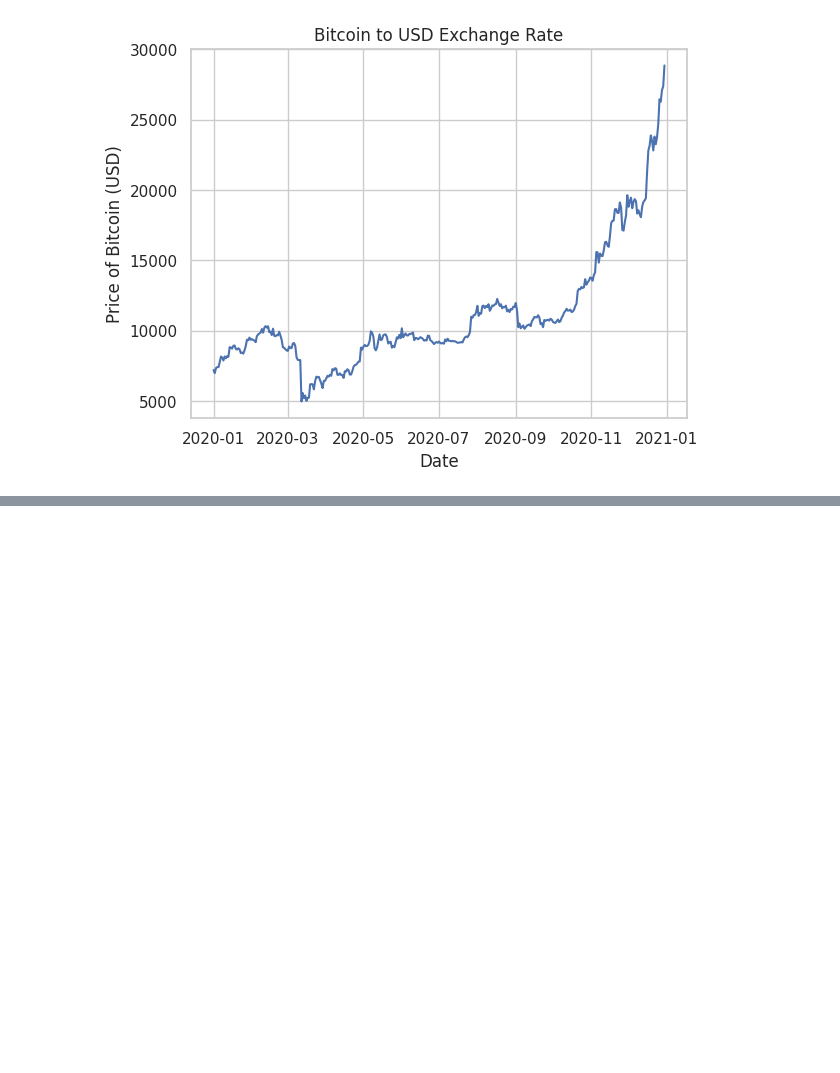
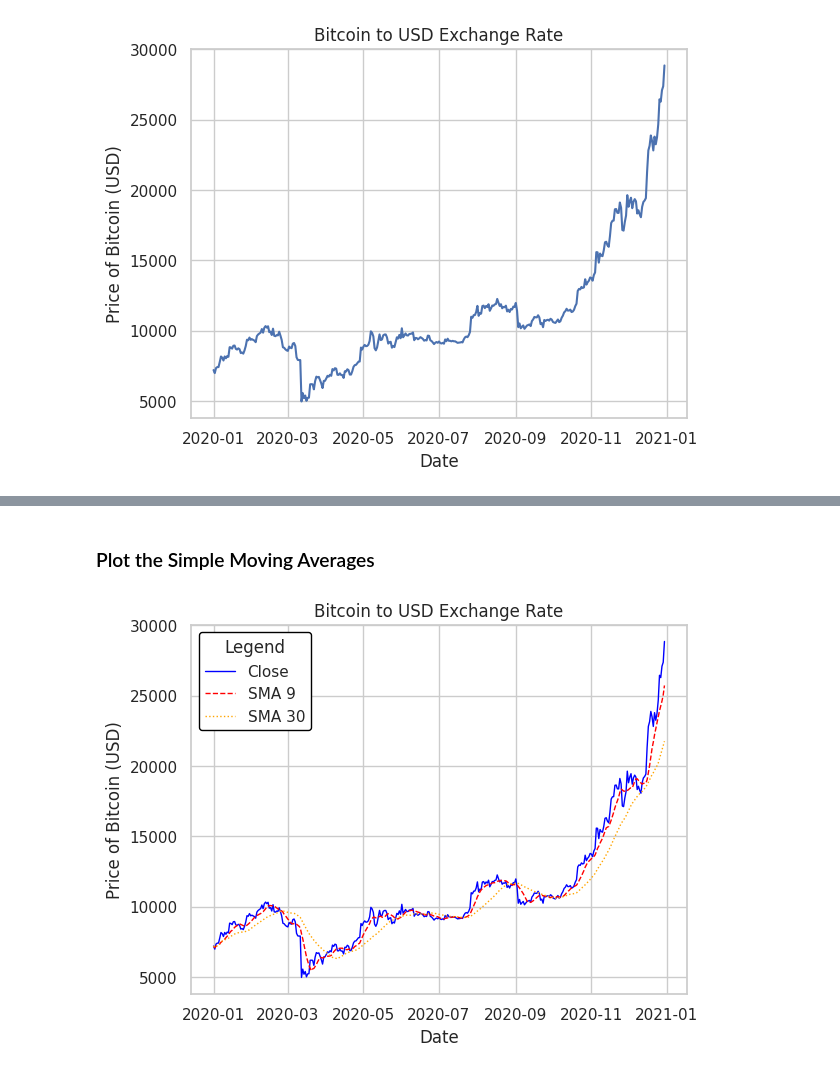
Before and after one commit to lahiruC22/crypto-trading-algorithm, a Jupyter notebook: crypto_trading_algorithm.ipynb, the cells around one changed output, grey strips where cells are left out. Drawn from its saved outputs; the diff is of its cells as text; code cells hidden in the pictures; blank space fills up the shorter version.

Commit message:
Plot the simple moving averages

```diff
--- a/crypto_trading_algorithm.ipynb
+++ b/crypto_trading_algorithm.ipynb
@@ -89,0 +94,8 @@ From the above price chart we see that there's a steep upward trend in Bitcoin p
+# %%
+# Compute 9-Day Simple moving average
+BTC_USD['SMA_9'] = BTC_USD['Close'].rolling(window=9, min_periods=1).mean()
+
+# Compute 30-Day Simple moving average
+BTC_USD['SMA_30'] = BTC_USD['Close'].rolling(window=30, min_periods=1).mean()
+
+BTC_USD.head()
@@ -89,0 +122,42 @@ From the above price chart we see that there's a steep upward trend in Bitcoin p
+# %% [markdown]
+### Plot the Simple Moving Averages
+# %%
+# Set the theme
+sns.set_theme(style='whitegrid')
+
+# Plot the data with labels and customized line styles
+sns.lineplot(data=BTC_USD,
+             x='Date',
+             y=BTC_USD['Close'].values.flatten(),
+             label='Close',
+             color='blue',
+             linewidth=1)
+
+sns.lineplot(data=BTC_USD,
+             x='Date',
+             y=BTC_USD['SMA_9'].values.flatten(),
+             label='SMA 9',
+             color='red',
+             linewidth=1,
+             linestyle='--')
+
+sns.lineplot(data=BTC_USD,
+             x='Date',
+             y=BTC_USD['SMA_30'].values.flatten(),
+             label='SMA 30',
+             color='orange',
+             linewidth=1,
+             linestyle=':')
+
+# Adding labels and title to the plot
+plt.xlabel('Date')
+plt.ylabel('Price of Bitcoin (USD)')
+plt.title('Bitcoin to USD Exchange Rate')
+
+# Add the legend with a clearer background
+plt.legend(title='Legend', facecolor='white', framealpha=1, edgecolor='black')
+
+# Show the plot
+plt.show()
+# %% [output]
+[figure, added]
```
Also changed, not shown: parts of 5 cells of this notebook.
